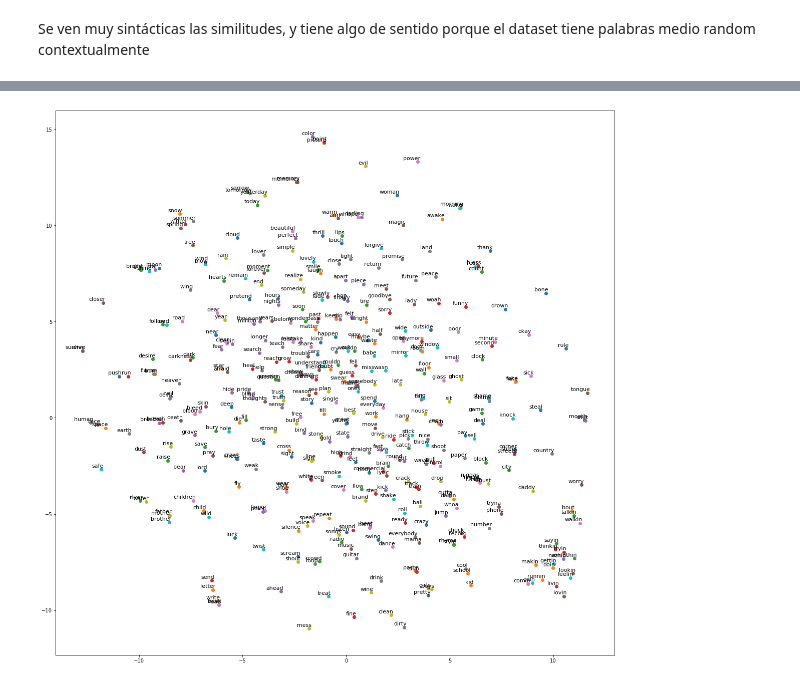
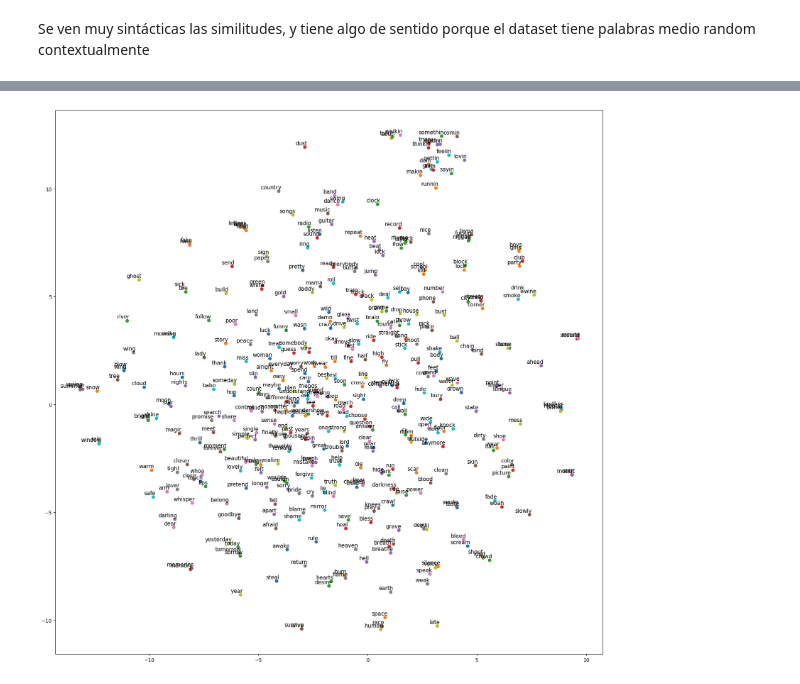
Before and after one commit to LaureanoMuniz/tp3ML, a Jupyter notebook: tp3/FastText.ipynb, the cells around one changed output, grey strips where cells are left out. Saved outputs shown, nothing was run; the diff lists cells and outputs as text; code cells hidden in the pictures.

```diff
--- a/tp3/FastText.ipynb
+++ b/tp3/FastText.ipynb
@@ -76,5 +85,5 @@ kiss lips want stroll charm mambo chacha meringue heaven arm japan brag geisha c
 till darling till matter know till dream live apart know hearts till world free oceans cross mountains climb know gain loss pray loss time till dream till memory till hold till oceans cross mountains  ...
 # %%
 model = fasttext.train_unsupervised(
-    'text-data.txt', epoch=5, ws=20
+    'text-data.txt', epoch=5, ws=15
 )
@@ -168,22 +183,23 @@ choices(model.words,k=15)
 # %%
 from sklearn.manifold import TSNE
 from matplotlib import pylab as plt
+import numpy as np
 
 # obtener las palabras más comunes en el corpus, entre la 200 y la 600
 words = word_counts.head(1000).index.to_list()[100:500]
 # convertirlas a vector
-embeddings = [model[word] for word in words]
+embeddings = np.asarray([model[word] for word in words])
 
 #  T-SNE
 words_embedded = TSNE(n_components=2, random_state=1).fit_transform(embeddings)
 
 # ... and visualize!
 plt.figure(figsize=(20, 20))
 for i, label in enumerate(words):
     x, y = words_embedded[i, :]
     plt.scatter(x, y)
     plt.annotate(label, xy=(x, y), xytext=(5, 2), textcoords='offset points',
                  ha='right', va='bottom', size=11)
 plt.show()
 # %% [output]
-[figure, old version]
+[figure, new version]
```
Also changed, not shown: parts of 9 cells of this notebook, 2 other files.
